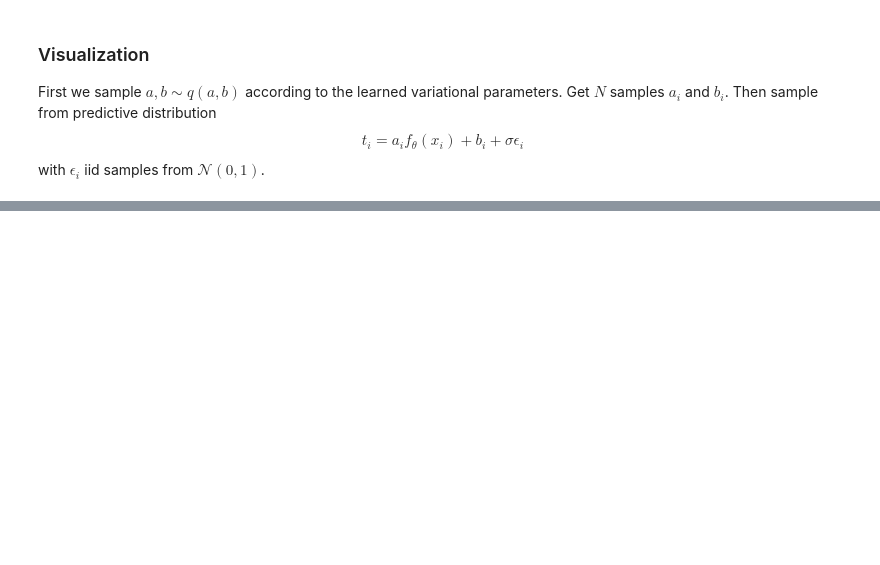
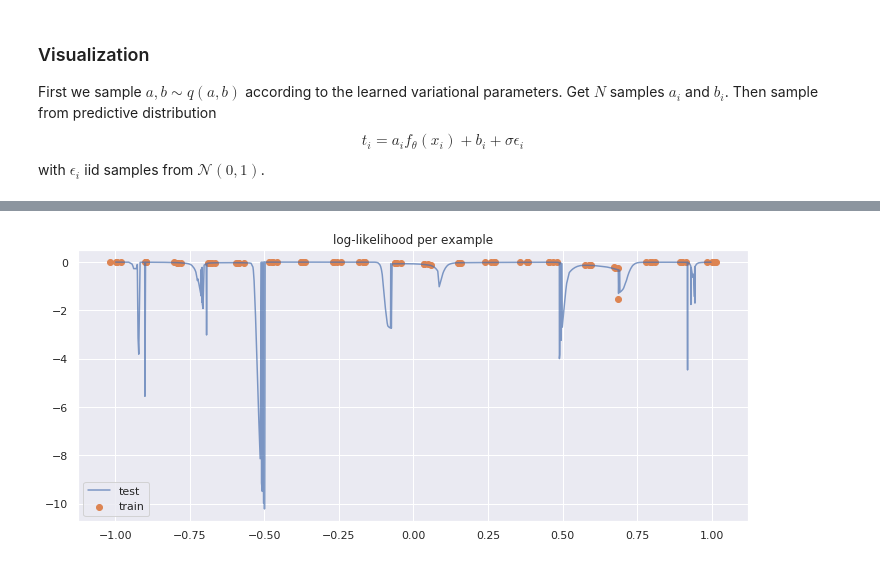
Before and after one commit to vlievin/deep-bayes, a Jupyter notebook: classification-toyexample-covariance.ipynb, the cells around one changed output, grey strips where cells are left out. Cells and saved outputs as stored; diff of their text form; code cells hidden in the pictures; blank space fills up the shorter version.

```diff
--- a/classification-toyexample-covariance.ipynb
+++ b/classification-toyexample-covariance.ipynb
@@ -615,3 +630,55 @@ plt.show()
+# %%
+##### BAYESIAN MODEL
+
+### Get classifier output for the whole dataset and for many samples of the last layer's weights
+n_samples_test = 50
+recons_test = torch.zeros((n_samples_test, x_test.size(0)), device=x.device)
+recons = torch.zeros((n_samples_test, x.size(0)), device=x.device)
+with torch.no_grad():
+    # Compute deterministic NN output
+    h = features(x_test)
+    cov_ab = flat_to_triangular(cov_ab_params)
+    y_all = []
+    for i in range(n_samples_test):
+        # Sample last layer's weights from posterior q(a, b)
+        ab_sample = stochastic(mu_ab, make_cholesky(logvar_ab, cov_ab))
+        a, b = ab_sample[:-b_size], ab_sample[-b_size:]
+        a = a.view(a_shape)
+        b = b.unsqueeze(0)
+
+        # Compute last layer output (the logits) with the weights just sampled
+        y = h @ a + b    # shape: (N, n_classes)
+
+        recons_test[i] = f.cross_entropy(y, t_values_test, reduction='none')
+
+    log_likelihood_test = (log_sum_exp(-recons_test, dim=0) - np.log(n_samples_test)).squeeze().detach().cpu().numpy()
+
+    # Compute deterministic NN output
+    h = features(x)
+    cov_ab = flat_to_triangular(cov_ab_params)
+    y_all = []
+    for i in range(n_samples_test):
+        # Sample last layer's weights from posterior q(a, b)
+        ab_sample = stochastic(mu_ab, make_cholesky(logvar_ab, cov_ab))
+        a, b = ab_sample[:-b_size], ab_sample[-b_size:]
+        a = a.view(a_shape)
+        b = b.unsqueeze(0)
+
+        # Compute last layer output (the logits) with the weights just sampled
+        y = h @ a + b    # shape: (N, n_classes)
+
+        recons[i] = f.cross_entropy(y, t_values, reduction='none')
+
+    log_likelihood = (log_sum_exp(-recons, dim=0) - np.log(n_samples_test)).squeeze().detach().cpu().numpy()
+
+x_test_numpy = x_test.detach().cpu().numpy().flatten()
+x_numpy = x.detach().cpu().numpy().flatten()
+plt.figure(figsize=(12, 5))
+plt.scatter(x_numpy, log_likelihood, label='train', color=sns.color_palette()[1])
+plot(x_test_numpy, log_likelihood_test, title='log-likelihood per example', label='test', line_alpha=0.7)
+plt.show()
+# %% [output]
+[figure, added]
 # %%
 L = make_cholesky(logvar_ab, cov_ab).detach().cpu().numpy()
 Cov = L @ L.T
```
Also changed, not shown: parts of 6 cells of this notebook.
